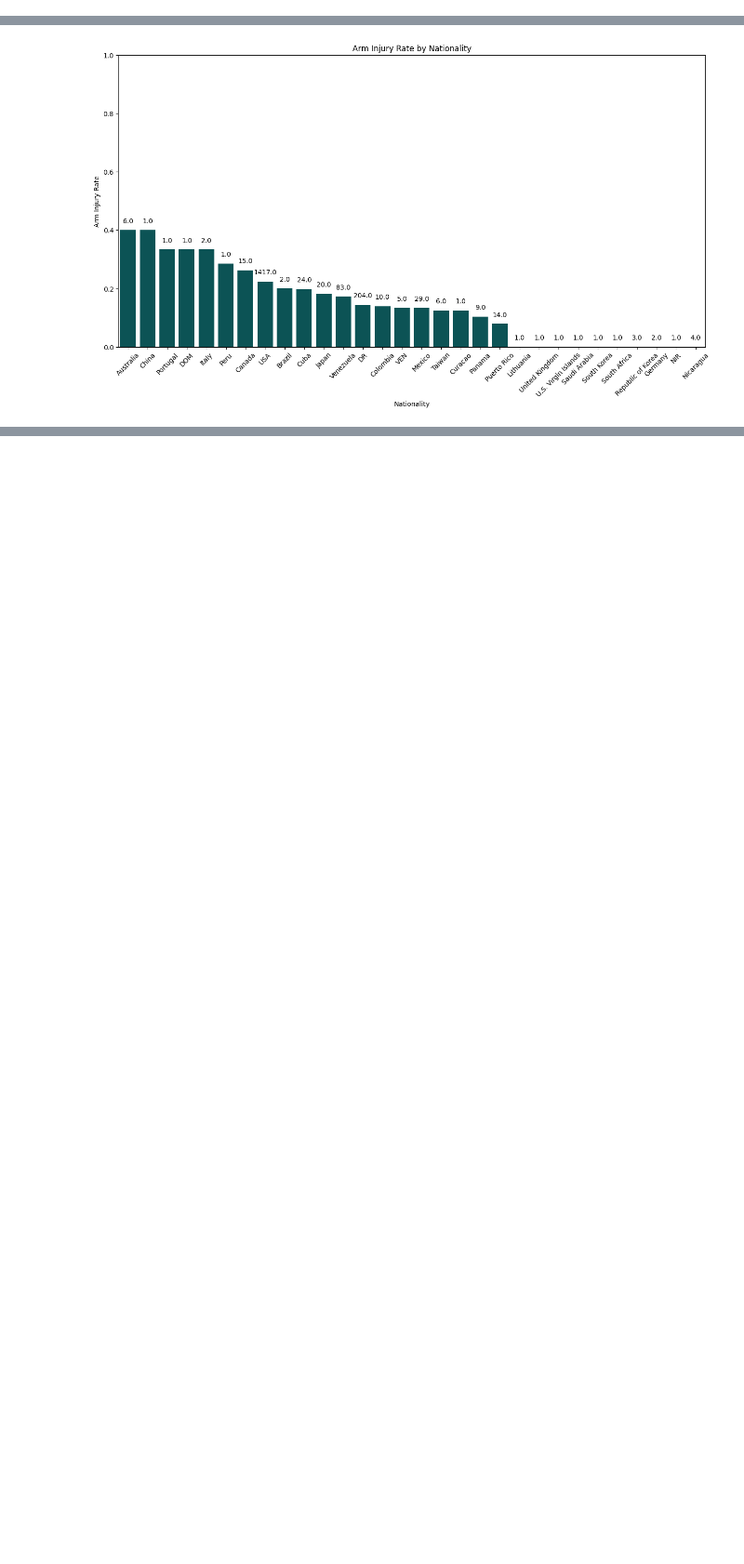
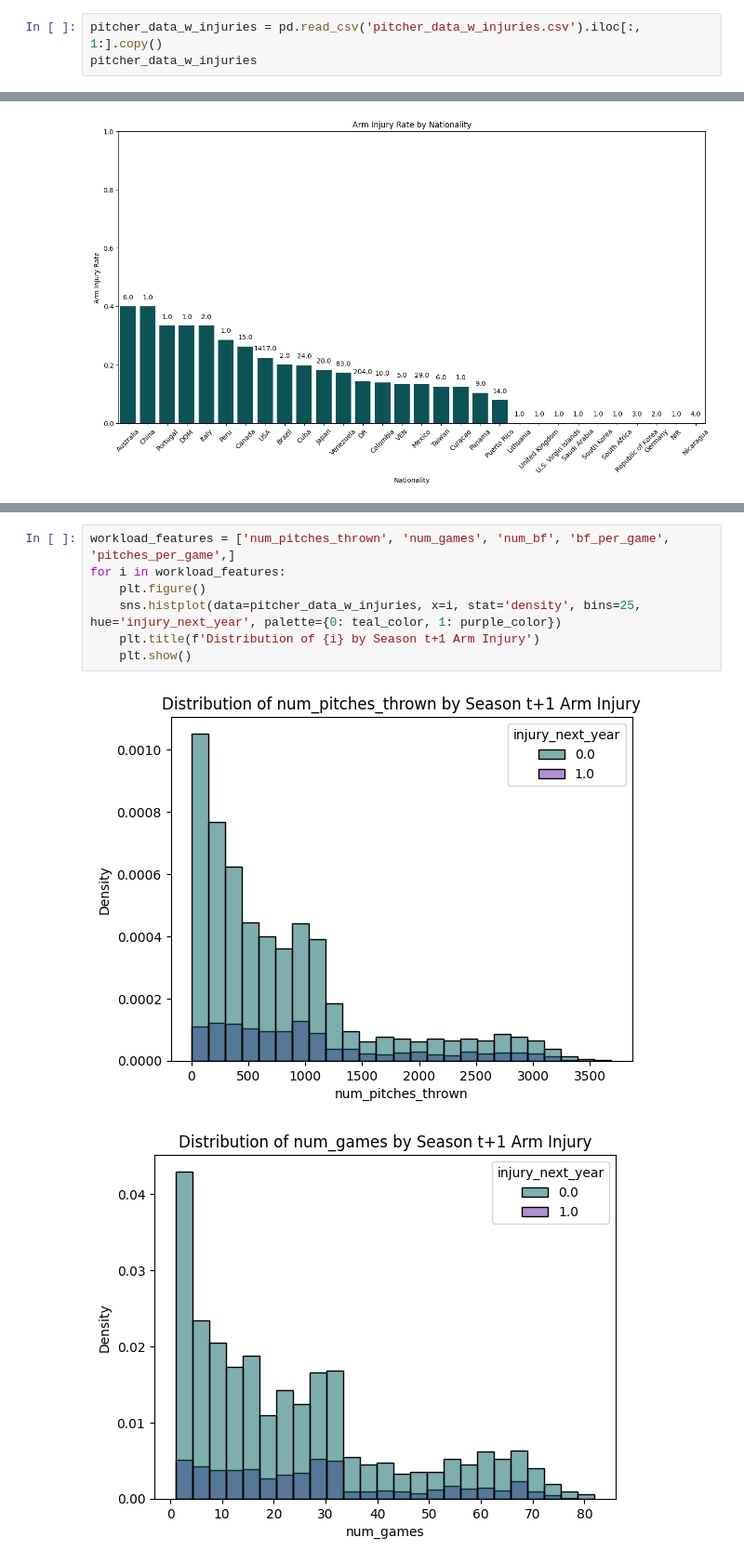
Before and after one commit to SatrunsDream/Workload-effect-on-pitcher-injury, a Jupyter notebook: EDA.ipynb, the cells around one changed output, grey strips where cells are left out. Shown at 93% size. Saved outputs shown, nothing was run; the diff lists cells and outputs as text; blank space fills up the shorter version.

```diff
--- a/EDA.ipynb
+++ b/EDA.ipynb
@@ -515,3 +531,6 @@ pitcher_data_w_injuries
 pitcher_data_w_injuries.to_csv('pitcher_data_w_injuries.csv')
 # %% [markdown]
 ## EDA
+# %%
+pitcher_data_w_injuries = pd.read_csv('pitcher_data_w_injuries.csv').iloc[:, 1:].copy()
+pitcher_data_w_injuries
@@ -668,0 +699,10 @@ prev_arm_inj_hist  0.045724  0.016872 -0.008467  0.328547           1.000000
+# %%
+workload_features = ['num_pitches_thrown', 'num_games', 'num_bf', 'bf_per_game', 'pitches_per_game',]
+for i in workload_features:
+    plt.figure()
+    sns.histplot(data=pitcher_data_w_injuries, x=i, stat='density', bins=25, hue='injury_next_year', palette={0: teal_color, 1: purple_color})
+    plt.title(f'Distribution of {i} by Season t+1 Arm Injury')
+    plt.show()
+# %% [output]
+[figure, added]
+[figure, added]
```
Also changed, not shown: parts of 16 cells of this notebook, 7 other files.
